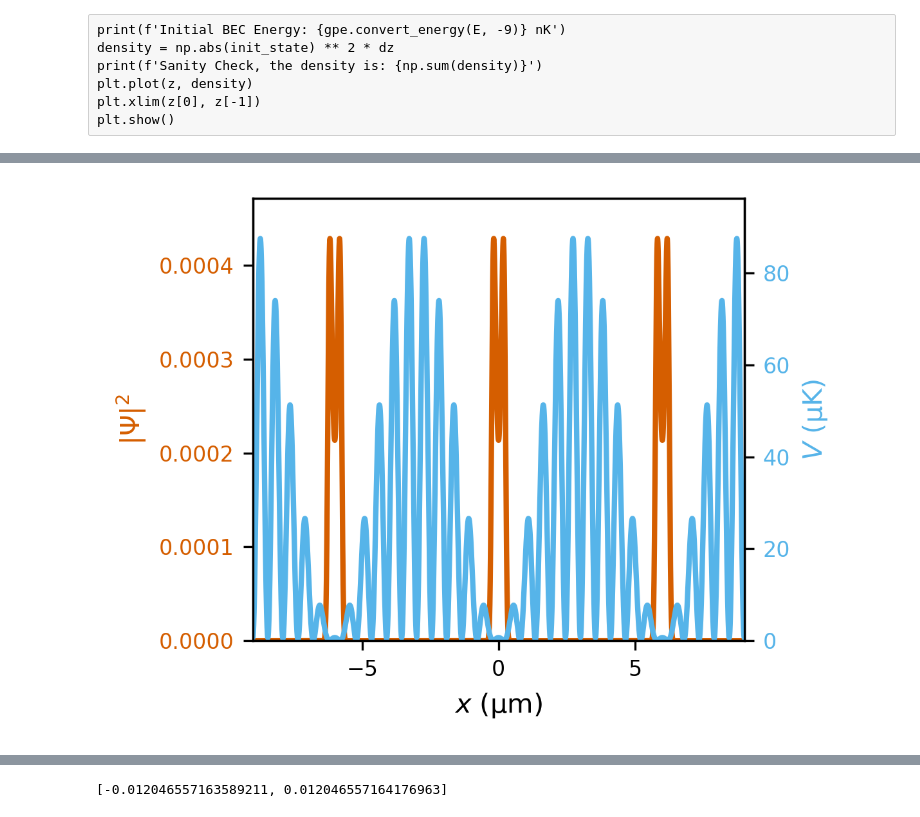
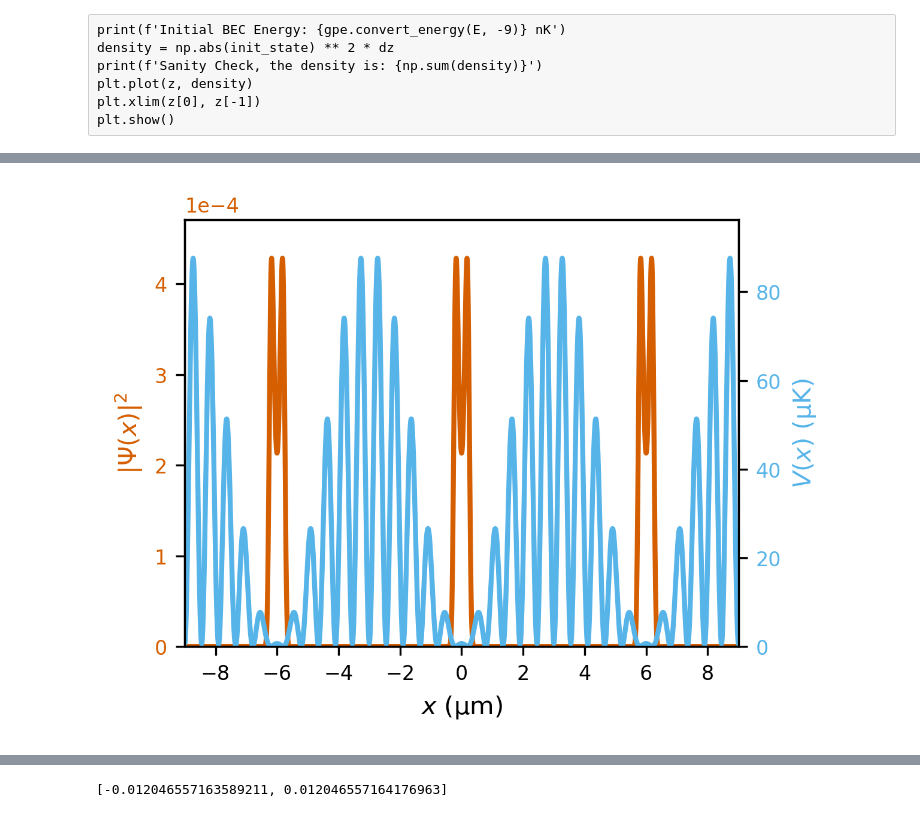
Before and after one commit to dustindberg/GPE, a Jupyter notebook: BEC_TwoFieldExample.ipynb, the cells around one changed output, grey strips where cells are left out. Cells and saved outputs as stored; diff of their text form; code cells hidden in the pictures.

```diff
--- a/BEC_TwoFieldExample.ipynb
+++ b/BEC_TwoFieldExample.ipynb
@@ -268,6 +271,8 @@ n = len(λ_control)
 eps = 1e-11
 # Amplitude of target barrier
 ampl = np.sqrt(gpe.dimless_energy(600, -9))
+# For if you wish to pre-cool the BEC in a centered quadratic potential
+pre_cooling = False
 # %% [output]
 Compare the characteristic length 21.5685408388234 μm vs the full wave length: 17.999999999999996 μm
 # %%
@@ -617,11 +619,12 @@ ae_win = np.array(-α1 * (winamps[0] * E0 + winamps[1] * E1) ** 2 - α2 * (winam
 ae_win_order = α2_order
 
 
-adjusted_eig_winner = -1 * ae_win.copy()
-adjusted_eig_winner -= min(adjusted_eig_winner)
+adjusted_eig_winner = ae_win.max() - ae_win.copy()
+#adjusted_eig_winner -= min(adjusted_eig_winner)
 adjusted_eig_winner *= 10 ** ae_win_order
-adjusted_eig_zoom = -1 * ae_winfull.copy()
-adjusted_eig_zoom -= min(adjusted_eig_zoom)
+adjusted_eig_zoom  = ae_winfull.max() - ae_winfull.copy()
+#adjusted_eig_zoom = -1 * ae_winfull.copy()
+#adjusted_eig_zoom -= min(adjusted_eig_zoom)
 adjusted_eig_zoom *= 10 ** ae_winfull_order
 
 
@@ -667,7 +670,7 @@ plt.show()
 # The field goes here
 ########################################################################################################################
 
-pre_cooling = True
+
 tags_opts = f'EigenSolution_{eval}'
 
 
@@ -879,28 +872,32 @@ Initial BEC Energy: 566.4866713596961 nK
 This compared to the Critical Temperature:  66111.54888998118 nK
 # %%
 density = np.abs(init_state) ** 2 * dz
+pmax = 1.1 * gpe.convert_energy(sys_params['initial_trap'](z), -6).max()
 
-fig = plt.figure()
+fig = plt.figure(layout='constrained')
 ax1 = fig.add_subplot(111)
 ax1.plot(z_micro, density, color=ok['red'])
 ax1.set_xlim(z_micro[0], z_micro[-1])
 ax1.set_xlabel('$x$ (μm)')
 
 ax2 = ax1.twinx()
 
 ax2.plot(z_micro, gpe.convert_energy(sys_params['initial_trap'](z), -6), color=c1)
+#ax2.vlines([-1.25*λ_min/4*1e-3, 1.25*λ_min/4*1e-3], 0, pmax, linestyle='--', color=ok['black'], linewidth=1)
 
 ax1.set_ylim(0, 1.1 * density.max())
-ax2.set_ylim(0, 1.1 * gpe.convert_energy(sys_params['initial_trap'](z), -6).max())
+ax1.ticklabel_format(style='sci', axis='y', scilimits=(0, 1e-4))
+ax2.set_ylim(0, pmax)
 
-ax1.set_ylabel('$|\\Psi|^2$', color=ok['red'])
+ax1.set_ylabel('$|\\Psi(x)|^2$', color=ok['red'])
 ax1.tick_params('y', labelcolor=ok['red'])
-ax2.set_ylabel('$V$ (μK)', color=ok['blue'])
+ax2.set_ylabel('$V(x)$ (μK)', color=ok['blue'])
 ax2.tick_params('y', labelcolor=ok['blue'])
-plt.tight_layout()
+#plt.tight_layout()
 plt.savefig(f'{file_path}/{file_name}_Potential-and-Density_{test_field_tag}.pdf')
+#plt.savefig(f'{file_path}/{file_name}_Potential-and-Density-Lines_{test_field_tag}.pdf')
 plt.show()
 
 print(f'Sanity Check, the density is: {np.sum(density)}')
 # %% [output]
-[figure, old version]
+[figure, new version]
```
Also changed, not shown: parts of 11 cells of this notebook.
